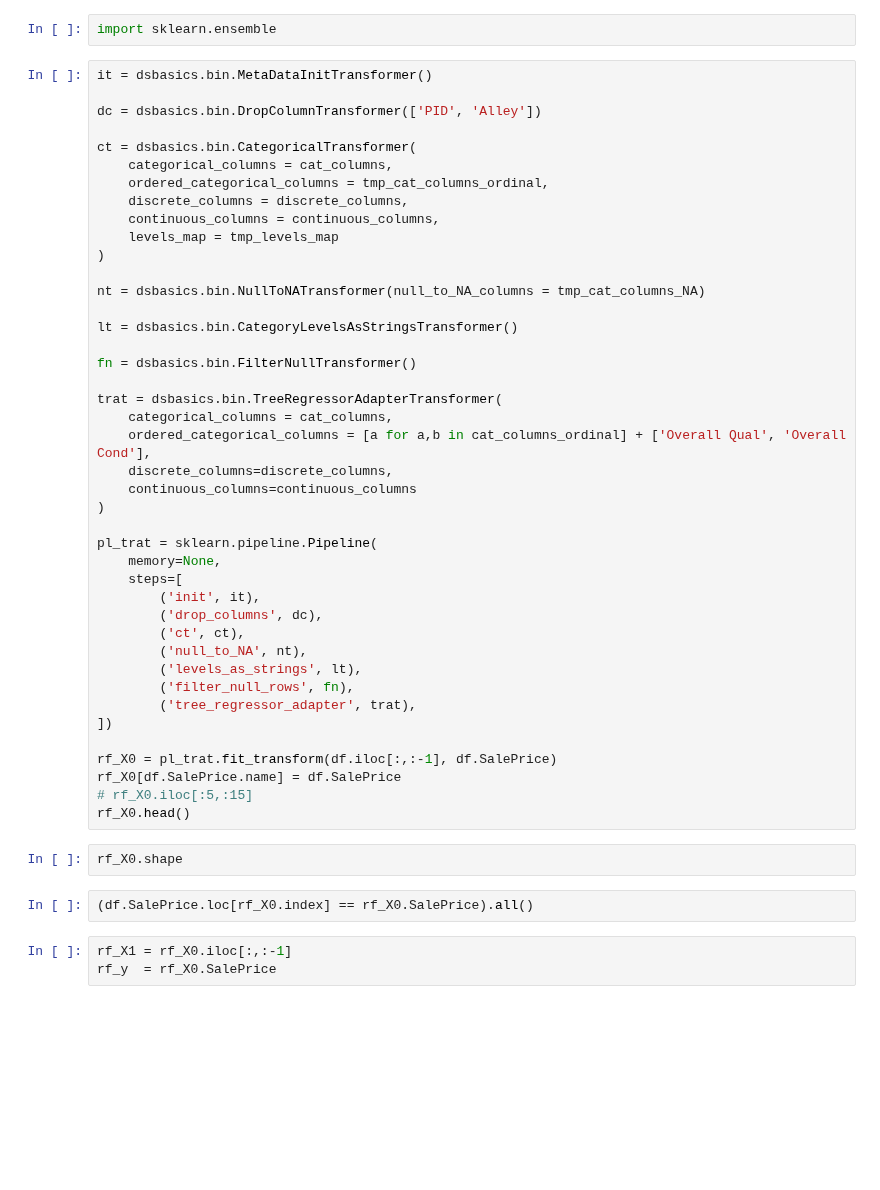
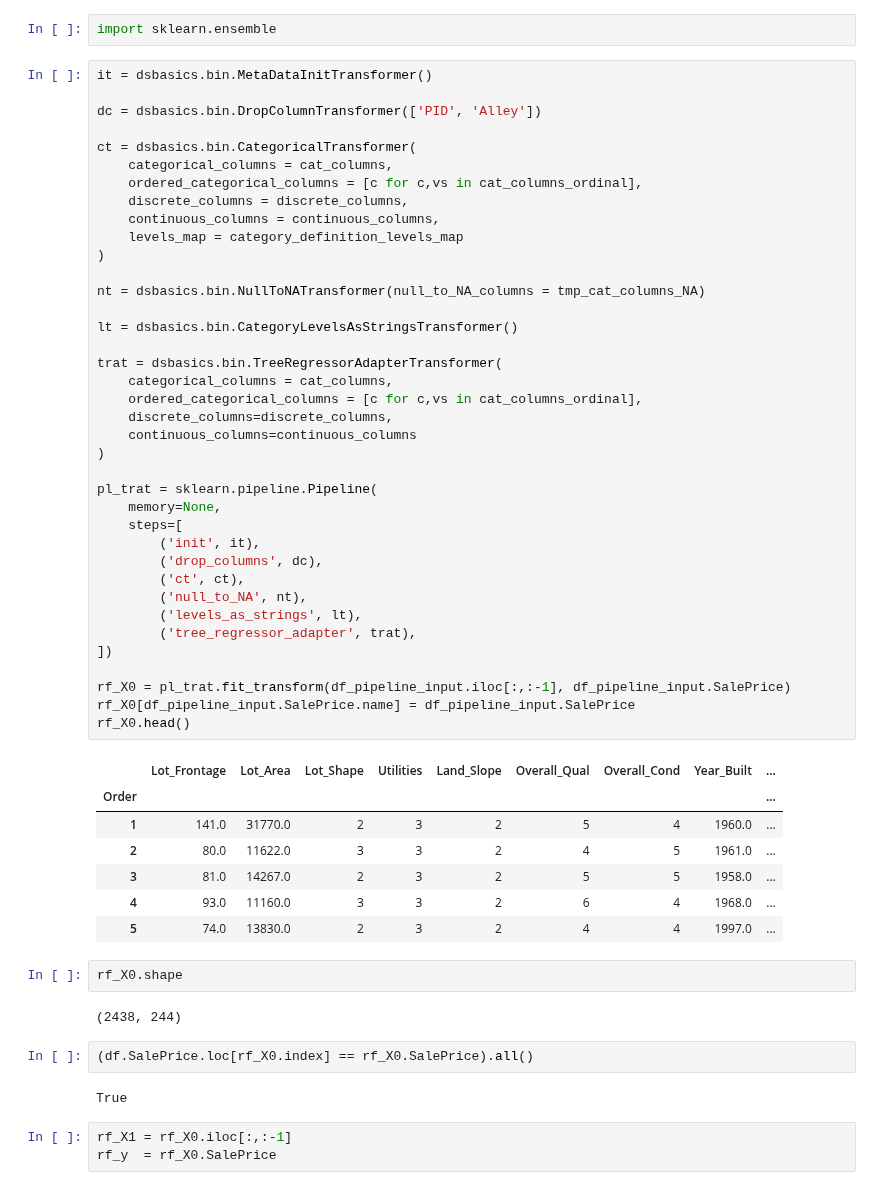
Before and after one commit to cs224/pybnl, a Jupyter notebook: examples/010-2018-06-20-ames-house-prices.ipynb, the cells around one changed output. Drawn from its saved outputs; the diff is of its cells as text; blank space fills up the shorter version.

```diff
--- a/examples/010-2018-06-20-ames-house-prices.ipynb
+++ b/examples/010-2018-06-20-ames-house-prices.ipynb
@@ -1256,46 +1893,54 @@ it = dsbasics.bin.MetaDataInitTransformer()
 dc = dsbasics.bin.DropColumnTransformer(['PID', 'Alley'])
 
 ct = dsbasics.bin.CategoricalTransformer(
     categorical_columns = cat_columns,
-    ordered_categorical_columns = tmp_cat_columns_ordinal,
+    ordered_categorical_columns = [c for c,vs in cat_columns_ordinal],
     discrete_columns = discrete_columns,
     continuous_columns = continuous_columns,
-    levels_map = tmp_levels_map
+    levels_map = category_definition_levels_map
 )
 
 nt = dsbasics.bin.NullToNATransformer(null_to_NA_columns = tmp_cat_columns_NA)
 
 lt = dsbasics.bin.CategoryLevelsAsStringsTransformer()
 
-fn = dsbasics.bin.FilterNullTransformer()
-
 trat = dsbasics.bin.TreeRegressorAdapterTransformer(
     categorical_columns = cat_columns,
-    ordered_categorical_columns = [a for a,b in cat_columns_ordinal] + ['Overall Qual', 'Overall Cond'],
+    ordered_categorical_columns = [c for c,vs in cat_columns_ordinal],
     discrete_columns=discrete_columns,
     continuous_columns=continuous_columns
 )
 
 pl_trat = sklearn.pipeline.Pipeline(
     memory=None,
     steps=[
         ('init', it),
         ('drop_columns', dc),
         ('ct', ct),
         ('null_to_NA', nt),
         ('levels_as_strings', lt),
-        ('filter_null_rows', fn),
         ('tree_regressor_adapter', trat),
 ])
 
-rf_X0 = pl_trat.fit_transform(df.iloc[:,:-1], df.SalePrice)
-rf_X0[df.SalePrice.name] = df.SalePrice
-# rf_X0.iloc[:5,:15]
+rf_X0 = pl_trat.fit_transform(df_pipeline_input.iloc[:,:-1], df_pipeline_input.SalePrice)
+rf_X0[df_pipeline_input.SalePrice.name] = df_pipeline_input.SalePrice
 rf_X0.head()
+# %% [output]
+|  | Lot_Frontage | Lot_Area | Lot_Shape | Utilities | Land_Slope | Overall_Qual | Overall_Cond | Year_Built | ... |
+| Order |  |  |  |  |  |  |  |  | ... |
+| 1 | 141.0 | 31770.0 | 2 | 3 | 2 | 5 | 4 | 1960.0 | ... |
+| 2 | 80.0 | 11622.0 | 3 | 3 | 2 | 4 | 5 | 1961.0 | ... |
+| 3 | 81.0 | 14267.0 | 2 | 3 | 2 | 5 | 5 | 1958.0 | ... |
+| 4 | 93.0 | 11160.0 | 3 | 3 | 2 | 6 | 4 | 1968.0 | ... |
+| 5 | 74.0 | 13830.0 | 2 | 3 | 2 | 4 | 4 | 1997.0 | ... |
 # %%
 rf_X0.shape
+# %% [output]
+(2438, 244)
 # %%
 (df.SalePrice.loc[rf_X0.index] == rf_X0.SalePrice).all()
+# %% [output]
+True
 # %%
 rf_X1 = rf_X0.iloc[:,:-1]
 rf_y  = rf_X0.SalePrice
```
Also changed, not shown: parts of 165 cells of this notebook, 1 other file.
